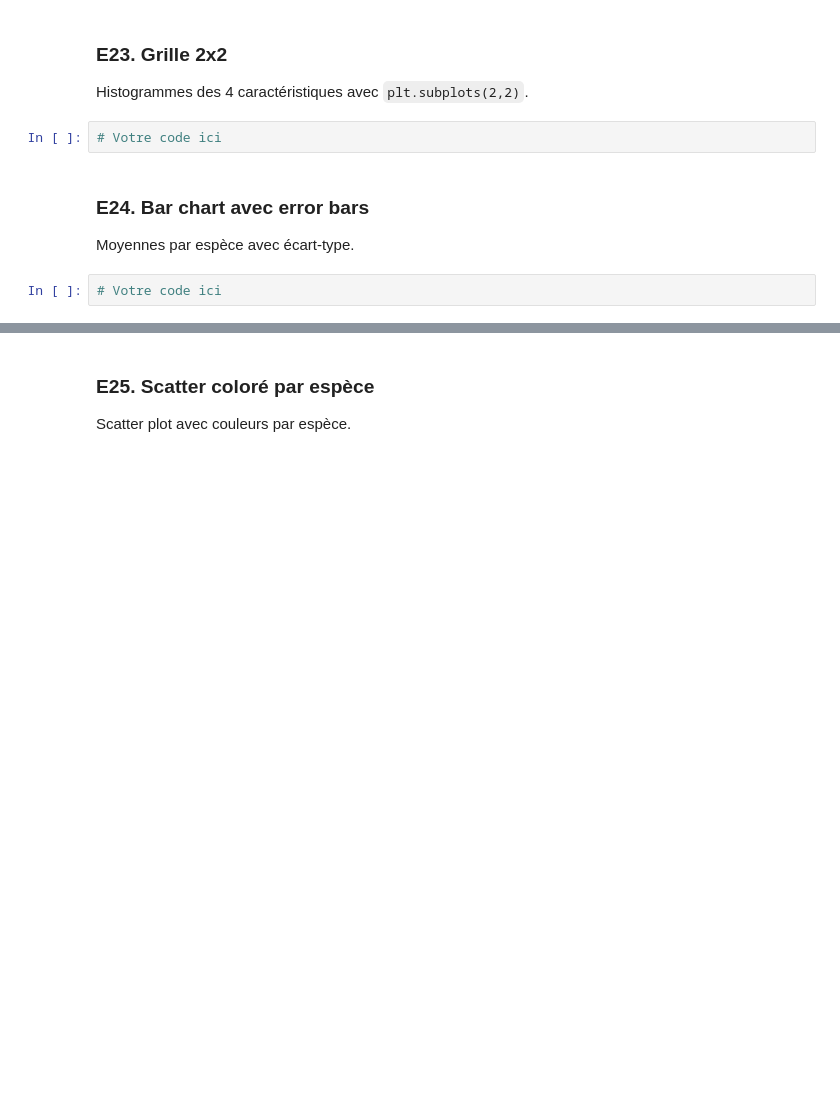
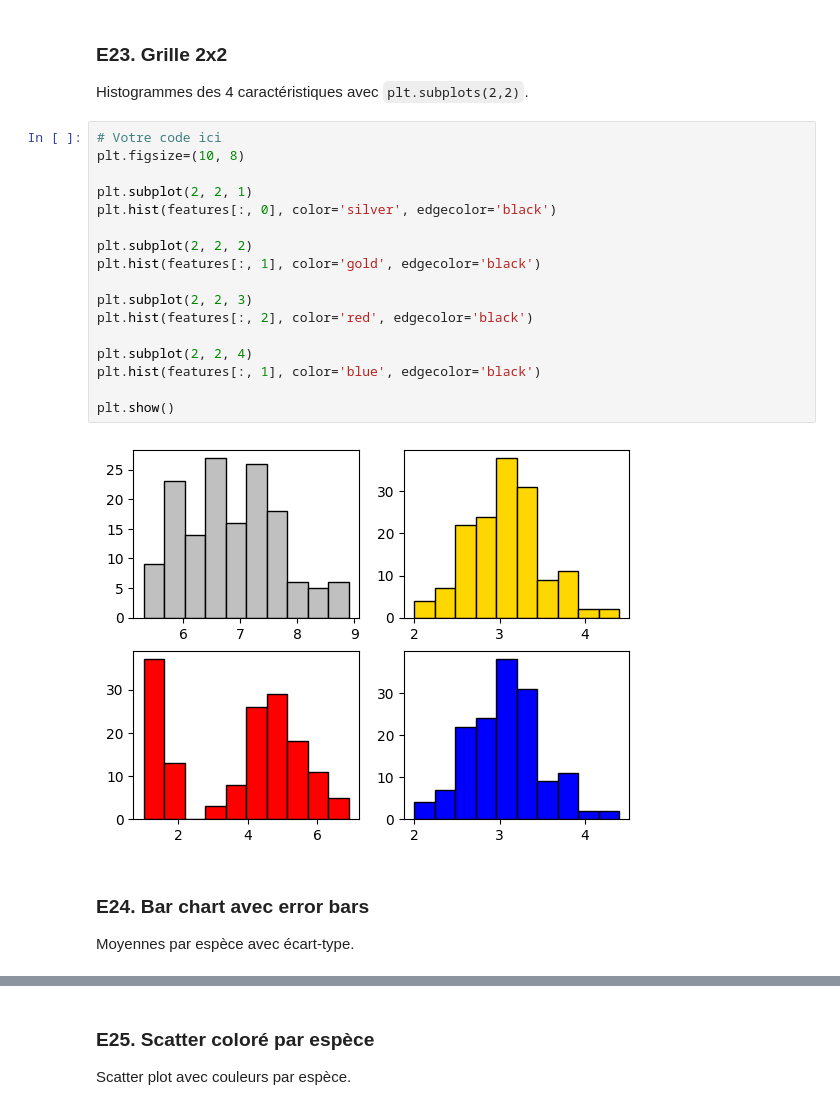
Before and after one commit to USMS-FPK-IA-GI-2025/controle-01-numpy-and-matplotlib-iris-choua1b, a Jupyter notebook: notebooks/controle_numpy_matplotlib.ipynb, the cells around one changed output, grey strips where cells are left out. Cells and saved outputs as stored; diff of their text form; blank space fills up the shorter version.

```diff
--- a/notebooks/controle_numpy_matplotlib.ipynb
+++ b/notebooks/controle_numpy_matplotlib.ipynb
@@ -340,10 +356,25 @@ Deux scatter plots côte à côte : Setosa vs Versicolor.
 # %% [markdown]
 ### E23. Grille 2x2
 Histogrammes des 4 caractéristiques avec `plt.subplots(2,2)`.
-# %%
-# Votre code ici
+# %%
+# Votre code ici
+plt.figsize=(10, 8)
+
+plt.subplot(2, 2, 1)
+plt.hist(features[:, 0], color='silver', edgecolor='black')
+
+plt.subplot(2, 2, 2)
+plt.hist(features[:, 1], color='gold', edgecolor='black')
+
+plt.subplot(2, 2, 3)
+plt.hist(features[:, 2], color='red', edgecolor='black')
+
+plt.subplot(2, 2, 4)
+plt.hist(features[:, 1], color='blue', edgecolor='black')
+
+plt.show()
+# %% [output]
+[figure, added]
 # %% [markdown]
 ### E24. Bar chart avec error bars
 Moyennes par espèce avec écart-type.
-# %%
-# Votre code ici
```
Also changed, not shown: parts of 14 cells of this notebook.
